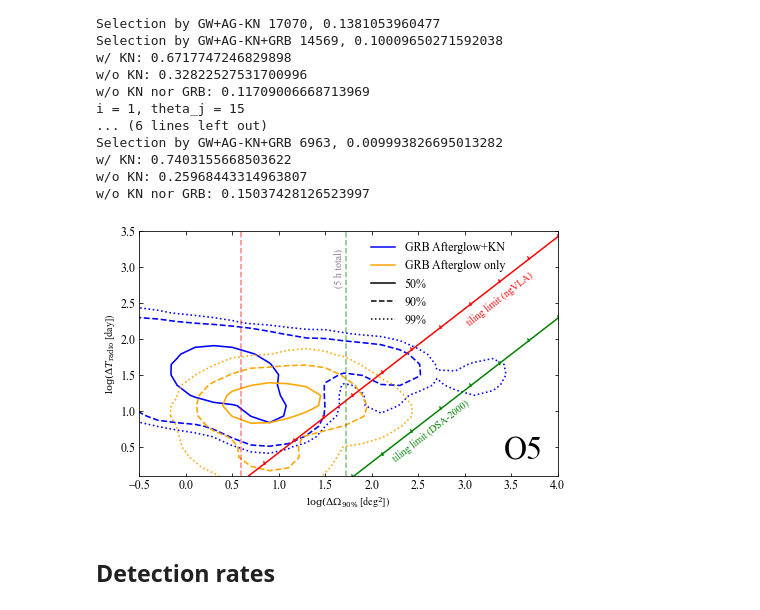
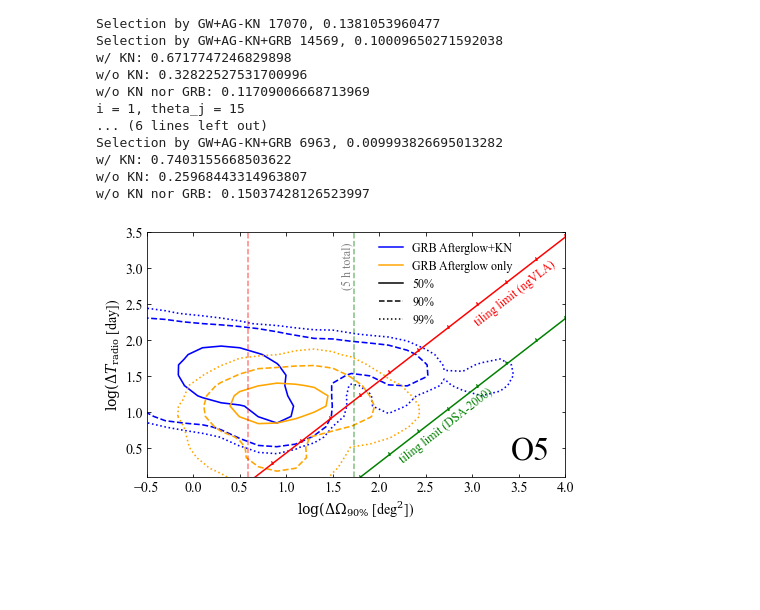
Before and after one commit to acolombo140/O4O5BHNS, a Jupyter notebook: figure7.ipynb, the cells around one changed output. Cells and saved outputs as stored; diff of their text form; code cells hidden in the pictures; blank space fills up the shorter version.

Commit message:
Figure 7 updated

```diff
--- a/figure7.ipynb
+++ b/figure7.ipynb
@@ -523,39 +523,37 @@ plt.contour(T,M,c,levels=[0.01, 0.1,0.5],colors='orange',linestyles=[':', '--',
 
 # DSA and SKA tiling
 plt.plot(np.log10(om_l), np.log10(5* dsa_cadence * om_l / dsa_fov), color='green', marker=verts)
 plt.plot(np.log10(om_l), np.log10(5* ngvla_cadence * om_l / ngvla_fov), color='red', marker=verts)
-plt.text(2.2, 0.3, r'tiling limit (DSA-2000)', rotation=38, color='green')
-plt.text(3., 2.2, r'tiling limit (ngVLA)', rotation=38, color='red')
+plt.text(2.2, 0.3, r'tiling limit (DSA-2000)', rotation=38, color='green',size=12)
+plt.text(3., 2.2, r'tiling limit (ngVLA)', rotation=38, color='red',size=12)
 
 
-plt.ylabel(r'$\log (\Delta T_{\rm{radio}}$ [day])')
-plt.xlabel(r'$\log (\Delta \Omega_{90\%}$ [deg$^2$])')
+plt.ylabel(r'$\log (\Delta T_{\rm{radio}}$ [day])',size=14)
+plt.xlabel(r'$\log (\Delta \Omega_{90\%}$ [deg$^2$])',size=14)
 
 plt.plot([-100], [-100], linestyle='-', label=r'GRB Afterglow+KN', color='blue')
 plt.plot([-100], [-100], linestyle='-', label=r'GRB Afterglow only', color='orange')
 plt.plot([-100], [-100], linestyle='-', label='50%', color='black')
 plt.plot([-100], [-100], linestyle='--', label='90%', color='black')
 plt.plot([-100], [-100], linestyle=':', label='99%', color='black')
 
 
 #plt.axvline(np.log10(1 * dsa_fov / (dsa_cadence * 24)), color='green', linestyle='--', alpha=0.5)
 plt.axvline(np.log10(5 * dsa_fov / (dsa_cadence * 24)), color='green', linestyle='--', alpha=0.5)
 
 #plt.axvline(np.log10(1 * ngvla_fov / (ngvla_cadence * 24)), color='red', linestyle='--', alpha=0.5)
 plt.axvline(np.log10(5 * ngvla_fov / (ngvla_cadence * 24)), color='red', linestyle='--', alpha=0.5)
 
 #plt.text(np.log10(1 * dsa_fov / (dsa_cadence * 24)) - 0.13, 2.75, r'1 h total', rotation=90, color='grey')
 plt.text(np.log10(5 * dsa_fov / (dsa_cadence * 24))- 0.13, 2.75, r'(5 h total)',
-         rotation=90, color='grey', size=10)
+         rotation=90, color='grey', size=12)
 
 plt.legend(loc='upper right', bbox_to_anchor=(0.9,1.), prop={'size': 12},frameon=False)
 plt.xlim([-0.5, 4])
 plt.ylim([0.1, 3.5])
-plt.tick_params(direction='in',left=True,bottom=True,top=True,right=True,labelsize=12)
+plt.tick_params(direction='in',left=True,bottom=True,top=True,right=True,labelsize=14)
 plt.annotate('O5', xy=(0.87, 0.07), xycoords='axes fraction',size=32)
 
 plt.savefig(f'fig3-O5.pdf', bbox_inches='tight')
 # %% [output]
-[figure, old version]
+[figure, new version]
-# %% [markdown]
-## Detection rates
```
Also changed, not shown: parts of 2 cells of this notebook, 1 other file.
